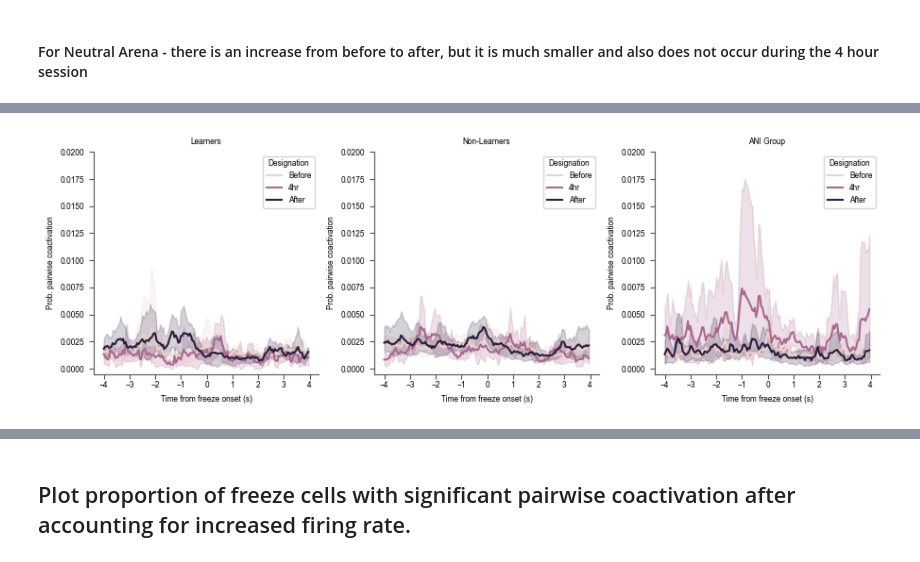
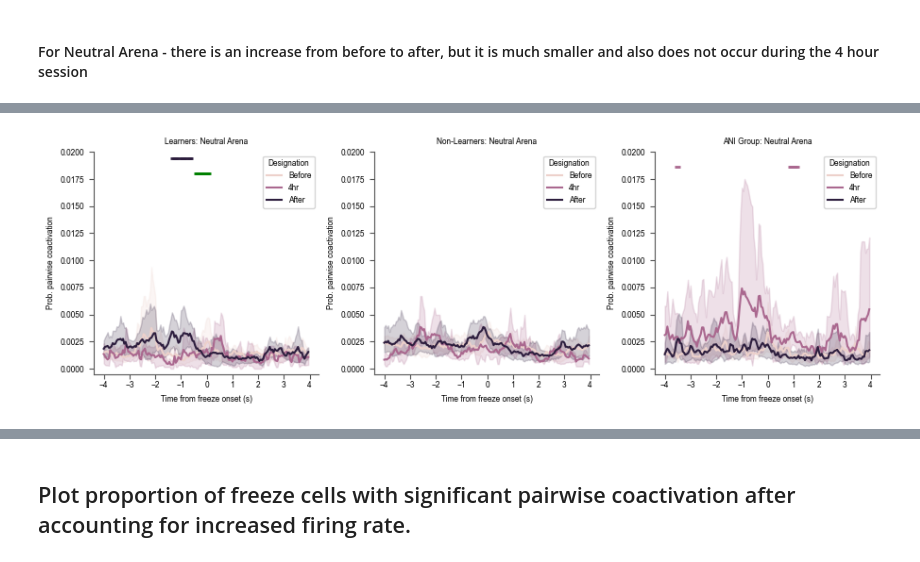
Before and after one commit to nkinsky/Eraser, a Jupyter notebook: Notebooks/Figure3.ipynb, the cells around one changed output, grey strips where cells are left out. Saved outputs shown, nothing was run; the diff lists cells and outputs as text; code cells hidden in the pictures.

```diff
--- a/Notebooks/Figure3.ipynb
+++ b/Notebooks/Figure3.ipynb
@@ -118,9 +95,9 @@ Fig3comb = FigMirror(Fig3, Fig3stats)
 [figure]
 # %%
 %matplotlib ipympl
-FigS6 = Fig(num="S6", grid=(6, 4), size=(8.5, 8.75), tight_layout=True, constrained_layout=False, fontsize=6)  # size=(7.2, 5.3) if not scaling properly
+FigS6 = Fig(num="S6", grid=(6, 4), size=(8.5, 9.6), tight_layout=True, constrained_layout=False, fontsize=6)  # size=(7.2, 5.3) if not scaling properly
 print(FigS6.fig.get_size_inches())
-FigS6stats = Fig(num="Figure S6 stats", grid=(6, 4), size=(8.5, 8.75), tight_layout=True, constrained_layout=False, fontsize=6)
+FigS6stats = Fig(num="Figure S6 stats", grid=(6, 4), size=(8.5, 9.6), tight_layout=True, constrained_layout=False, fontsize=6)
 print(FigS6stats.fig.get_size_inches())
 FigS6comb = FigMirror(FigS6, FigS6stats)
 # %% [output]
@@ -239,6 +214,7 @@ for a, desig in zip([ax_pbe_bef, ax_pbe_4hr, ax_pbe_aft], ['Before', '4hr', 'Aft
     a.plot(times_plot[sigbool], np.ones(np.sum(sigbool))*ylim[1]*0.9, 'r.')
     a.set_xlabel('Time from freeze start (s)')
     a.set_ylabel(r'$Z_{nactive}$')
+    a.set_title(desig)
 # %% [markdown]
 #### Plot PBEs in Neutral arena for reference
 They do not display the same uptick prior to freezing/immobility following conditioning as do cells in the Shock arena
@@ -1302,10 +1350,15 @@ for p_lrn_use, p_nlrn_use, p_ani_use, yadj, color_use in zip([p_lrn_b4, p_lrn_ba
 #### For Neutral Arena - there is an increase from before to after, but it is much smaller and also does not occur during the 4 hour session
 # %%
 # Calculate pairwise activity and sort into before/during (4 hour)/after
-coact_df_freeze4open = cova.gen_pw_coact('freeze_onset', buffer_sec=buffer_sec_use, buffer_sec_filt=buffer_sec_use,
-                                         arena="Open", cell_filt='freeze_cells')
-coact_df_freeze4open = add_memory_designations(coact_df_freeze4open, key_use='day',
-                                           before=[-2, -1], during=[4], after=[1, 2])
+try:
+    coact_df_freeze4open = load_df("coact_df_freezeopen", save_dir=group_data_dir)
+    print("Previously saved data loaded")
+except FileNotFoundError:
+    coact_df_freeze4open = cova.gen_pw_coact('freeze_onset', buffer_sec=buffer_sec_use, buffer_sec_filt=buffer_sec_use,
+                                             arena="Open", cell_filt='freeze_cells')
+    coact_df_freeze4open = add_memory_designations(coact_df_freeze4open, key_use='day',
+                                               before=[-2, -1], during=[4], after=[1, 2])
+    save_df(coact_df_freeze4open, "coact_df_freezeopen", save_dir=group_data_dir)
 
 # Now sort into groups
 ctrl_df_open = coact_df_freeze4open[(coact_df_freeze4open['group'] == 'Learners') |
@@ -1313,7 +1366,7 @@ ctrl_df_open = coact_df_freeze4open[(coact_df_freeze4open['group'] == 'Learners'
 ctrl_df_open.loc[:, 'day'] = ctrl_df_open['day'].astype(str)  # hack to make hue_order work
 
 lrn_df_open = coact_df_freeze4open[(coact_df_freeze4open['group'] == 'Learners')]
-lrn_df.loc[:, 'day'] = lrn_df['day'].astype(str)  # hack to make hue_order work
+lrn_df_open.loc[:, 'day'] = lrn_df_open['day'].astype(str)  # hack to make hue_order work
 nlrn_df_open = coact_df_freeze4open[(coact_df_freeze4open['group'] == 'Non-learners')]
 nlrn_df_open.loc[:, 'day'] = nlrn_df_open['day'].astype(str)  # hack to make hue_order work
 ani_df_open = coact_df_freeze4open[coact_df_freeze4open['group'] == 'ANI']
@@ -1368,23 +1414,63 @@ for time_pt in np.unique(lrn_df_open.time):
     p_nlrn_b4.append(stat_b4_nlrn['p-val'].iloc[0])
     p_ani_b4.append(stat_b4_ani['p-val'].iloc[0])
 # %%
-# Create axes
-_, (ax_pw_cov_lrn, ax_pw_cov_nlrn, ax_pw_cov_ani) = plt.subplots(1, 3, figsize=(9, 3))
-# figt2, (ax_pw_cov_lrn, ax_pw_cov_nlrn, ax_pw_cov_ani) = plt.subplots(1, 3, figsize=(9, 3))  # For testing out plots
+# Plot
 
-# Plot
-for a, df_use, gname in zip([ax_pw_cov_lrn, ax_pw_cov_nlrn, ax_pw_cov_ani], [lrn_df_open, nlrn_df_open, ani_df_open],
-                            ['Learners', 'Non-Learners', 'ANI Group']):
-    sns.lineplot(data=df_use, x='time', y='pw_co_prob', hue='Designation', hue_order=["Before", "4hr", "After"],
-                 ax=a, palette=sns.cubehelix_palette(n_colors=3))
-    a.set_title(gname)
+for idr in range(2):
+    # Create axes
+    if idr == 0:
+        _, (ax_pw_cov_lrn, ax_pw_cov_nlrn, ax_pw_cov_ani) = plt.subplots(1, 3, figsize=(9, 3))
+    else:
+        ax_pw_cov_lrn, ax_pw_cov_lrn_stats = FigS6comb.subplot(FigS6.gs[5, 0])
+        ax_pw_cov_nlrn, ax_pw_cov_nlrn_stats = FigS6comb.subplot(FigS6.gs[5, 1])
+        ax_pw_cov_ani, ax_pw_cov_ani_stats = FigS6comb.subplot(FigS6.gs[5, 2])
 
 
-# Add labels and set axes equal
-ylims_use = (-0.0005, 0.02)
-for a in [ax_pw_cov_lrn, ax_pw_cov_nlrn, ax_pw_cov_ani]:
-    a.set_xlabel('Time from freeze onset (s)')
-    a.set_ylabel('Prob. pairwise coactivation')
-    a.set_ylim(ylims_use)
+    # Plot
+    for a, df_use, gname in zip([ax_pw_cov_lrn, ax_pw_cov_nlrn, ax_pw_cov_ani], [lrn_df_open, nlrn_df_open, ani_df_open],
+                                ['Learners', 'Non-Learners', 'ANI Group']):
+        sns.lineplot(data=df_use, x='time', y='pw_co_prob', hue='Designation', hue_order=["Before", "4hr", "After"],
+                     ax=a, palette=sns.cubehelix_palette(n_colors=3))
+        a.set_title(f"{gname}: Neutral Arena")
+
+
+    # Add labels and set axes equal
+    ylims_use = (-0.0005, 0.02)
+    for a in [ax_pw_cov_lrn, ax_pw_cov_nlrn, ax_pw_cov_ani]:
+        a.set_xlabel('Time from freeze onset (s)')
+        a.set_ylabel('Prob. pairwise coactivation')
+        a.set_ylim(ylims_use)
+
+    # Plot stats as dots at top of coactivation plots
+    markertype, markersize, edgewidth = "_", 4, 2
+    palette = sns.cubehelix_palette(n_colors=3)
+
+    for p_lrn_use, p_nlrn_use, p_ani_use, yadj, color_use in zip([p_lrn_b4, p_lrn_ba], [p_nlrn_b4, p_nlrn_ba],
+                                                             [p_ani_b4, p_ani_ba],
+                                                             [0.93, 0.97], palette[-2:]):
+        sig_bool_lrn = np.array(p_lrn_use) < alpha
+        sig_bool_nlrn = np.array(p_nlrn_use) < alpha
+        sig_bool_ani = np.array(p_ani_use) < alpha
+        ax_pw_cov_lrn.plot(np.unique(lrn_df.time)[sig_bool_lrn], np.ones(sig_bool_lrn.sum())*yadj*ylims_use[1],
+                            markertype, color=color_use, markersize=markersize, markeredgewidth=edgewidth)
+        ax_pw_cov_nlrn.plot(np.unique(nlrn_df.time)[sig_bool_nlrn], np.ones(sig_bool_nlrn.sum())*yadj*ylims_use[1],
+                            markertype, color=color_use, markersize=markersize, markeredgewidth=edgewidth)
+        ax_pw_cov_ani.plot(np.unique(ani_df.time)[sig_bool_ani], np.ones(sig_bool_ani.sum())*yadj*ylims_use[1],
+                           markertype, color=color_use, markersize=markersize, markeredgewidth=edgewidth)
+
+    if idr == 0:  # Plot between arena coactivation diffs for ref - shock coactivation much higher than open!
+        p_bw_arenas_after = []
+        for time_pt in np.unique(lrn_df_open.time):
+            lrn_pts_open = lrn_df_open[lrn_df_open['time'] == time_pt]
+            lrn_pts = lrn_df[lrn_df['time'] == time_pt]
+            stat_ba_lrn_bw = pg.mwu(lrn_pts_open[lrn_pts_open['Designation'] == 'After']['pw_co_prob'],
+                                 lrn_pts[lrn_pts['Designation'] == 'After']['pw_co_prob'],
+                                 alternative="less")
+            p_bw_arenas_after.append(stat_ba_lrn_bw['p-val'].iloc[0])
+
+        sig_bool_bw = np.array(p_bw_arenas_after) < alpha
+        yadj=0.9
+        ax_pw_cov_lrn.plot(np.unique(lrn_df.time)[sig_bool_bw], np.ones(sig_bool_bw.sum())*yadj*ylims_use[1],
+                                markertype, color='g', markersize=markersize, markeredgewidth=edgewidth)
 # %% [output]
-[figure, old version]
+[figure, new version]
```
Also changed, not shown: parts of 45 cells of this notebook.
